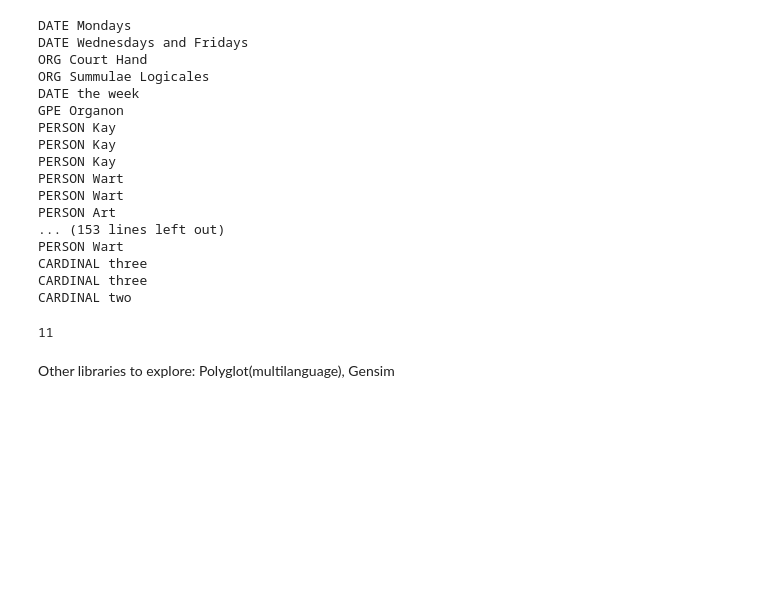
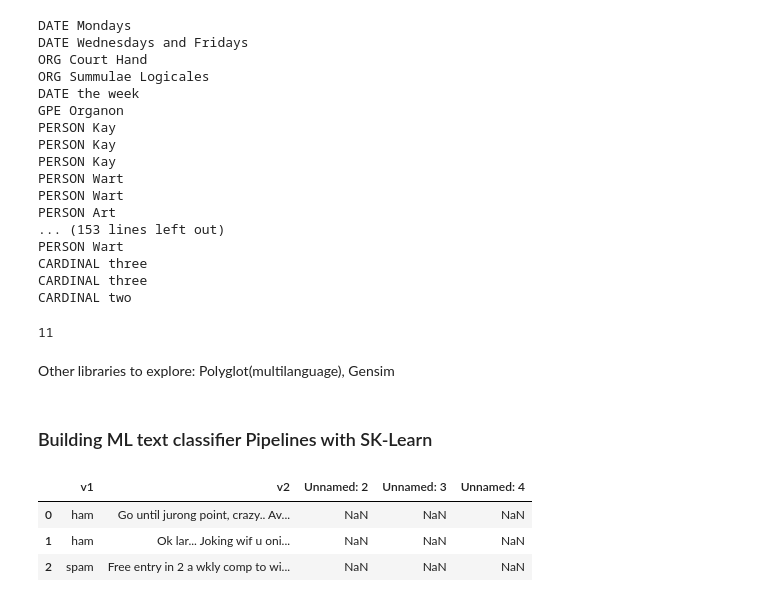
Before and after one commit to luco17/NLP_Py, a Jupyter notebook: NLP_in_Python.ipynb, the cells around one changed output. Saved outputs shown, nothing was run; the diff lists cells and outputs as text; code cells hidden in the pictures; blank space fills up the shorter version.

Commit message:
finishing and adding ML pipeline for Spam data

```diff
--- a/NLP_in_Python.ipynb
+++ b/NLP_in_Python.ipynb
@@ -458,3 +466,15 @@ print(count)
 11
 # %% [markdown]
 Other libraries to explore: Polyglot(multilanguage), Gensim
+# %% [markdown]
+### Building ML text classifier Pipelines with SK-Learn
+# %%
+#Loading the Spam Ham dataset
+df = pd.read_csv('spam.csv', encoding = "ISO-8859-1")
+# %%
+df.head(3)
+# %% [output]
+|  | v1 | v2 | Unnamed: 2 | Unnamed: 3 | Unnamed: 4 |
+| 0 | ham | Go until jurong point, crazy.. Av... | NaN | NaN | NaN |
+| 1 | ham | Ok lar... Joking wif u oni... | NaN | NaN | NaN |
+| 2 | spam | Free entry in 2 a wkly comp to wi... | NaN | NaN | NaN |
```
Also changed, not shown: parts of 18 cells of this notebook, 1 other file.
